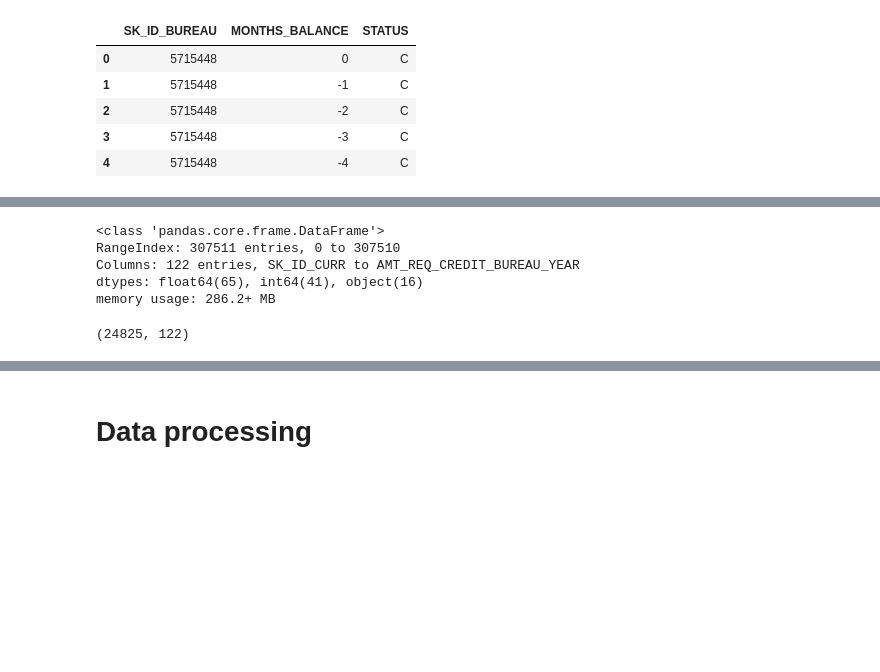
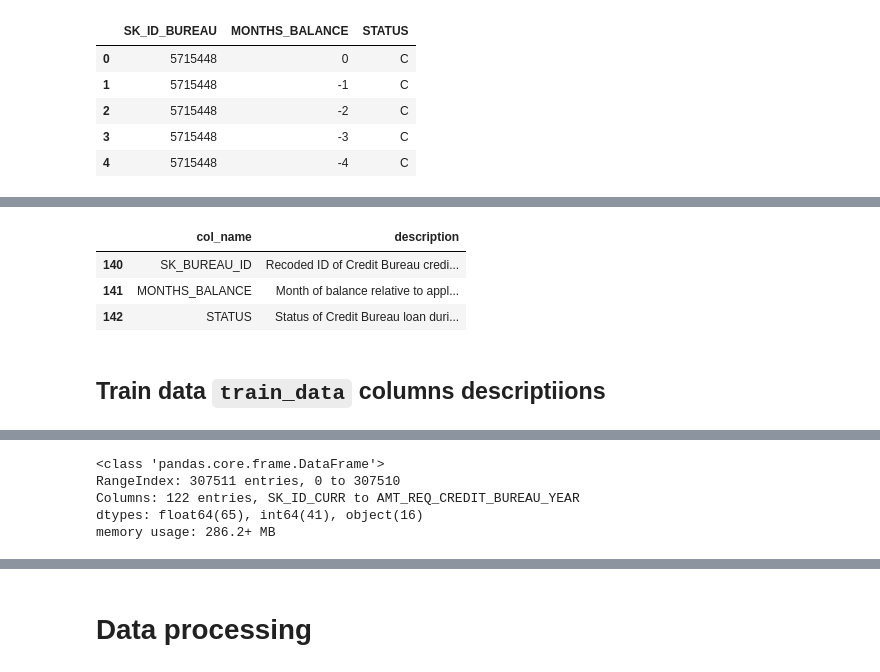
Before and after one commit to yybrother989/HomeCreditDefaultRisk, a Jupyter notebook: Capstone_Project-Home-Credit-Default-Risk_V0.1.ipynb, the cells around one changed output, grey strips where cells are left out. Drawn from its saved outputs; the diff is of its cells as text; code cells hidden in the pictures; blank space fills up the shorter version.

```diff
--- a/Capstone_Project-Home-Credit-Default-Risk_V0.1.ipynb
+++ b/Capstone_Project-Home-Credit-Default-Risk_V0.1.ipynb
@@ -261,3 +305,12 @@ bureau_applic.head()
+# %%
+view_description_columns('bureau_balance.csv',data=df_description)
+# %% [output]
+|  | col_name | description |
+| 140 | SK_BUREAU_ID | Recoded ID of Credit Bureau credi... |
+| 141 | MONTHS_BALANCE | Month of balance relative to appl... |
+| 142 | STATUS | Status of Credit Bureau loan duri... |
+# %% [markdown]
+## Train data `train_data` columns descriptiions
 # %%
 train_data = pd.read_csv('application_train.csv')
 train_data.head()
@@ -277,7 +330,3 @@ RangeIndex: 307511 entries, 0 to 307510
 Columns: 122 entries, SK_ID_CURR to AMT_REQ_CREDIT_BUREAU_YEAR
 dtypes: float64(65), int64(41), object(16)
 memory usage: 286.2+ MB
-# %%
-train_data[train_data['TARGET']==1].shape
-# %% [output]
-(24825, 122)
```
Also changed, not shown: parts of 31 cells of this notebook.
